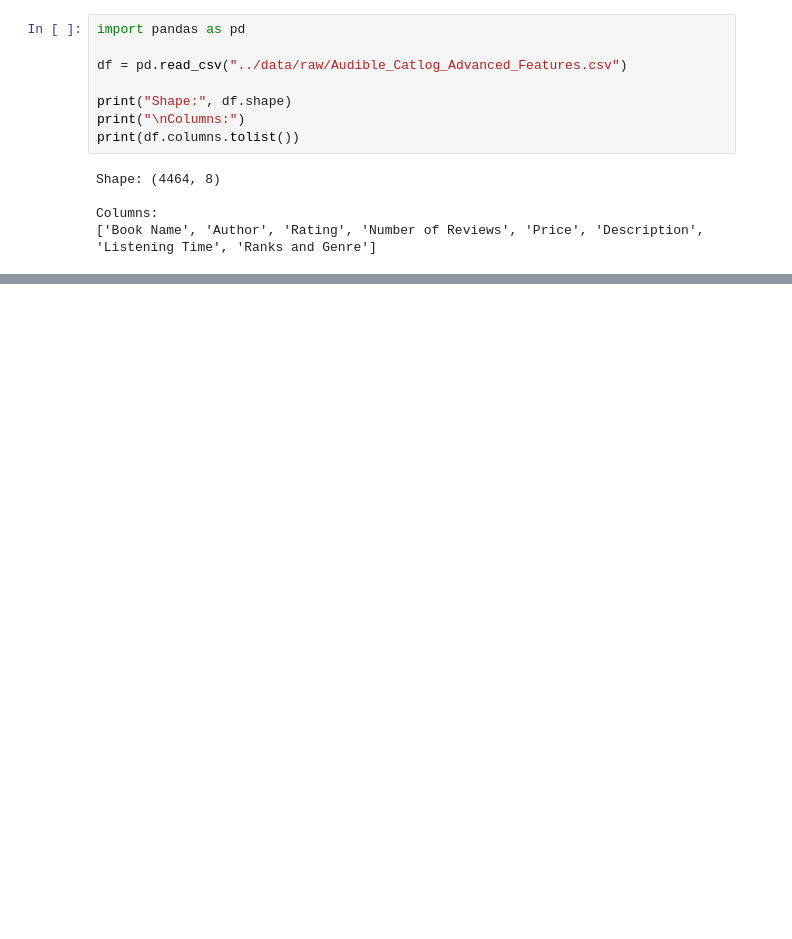
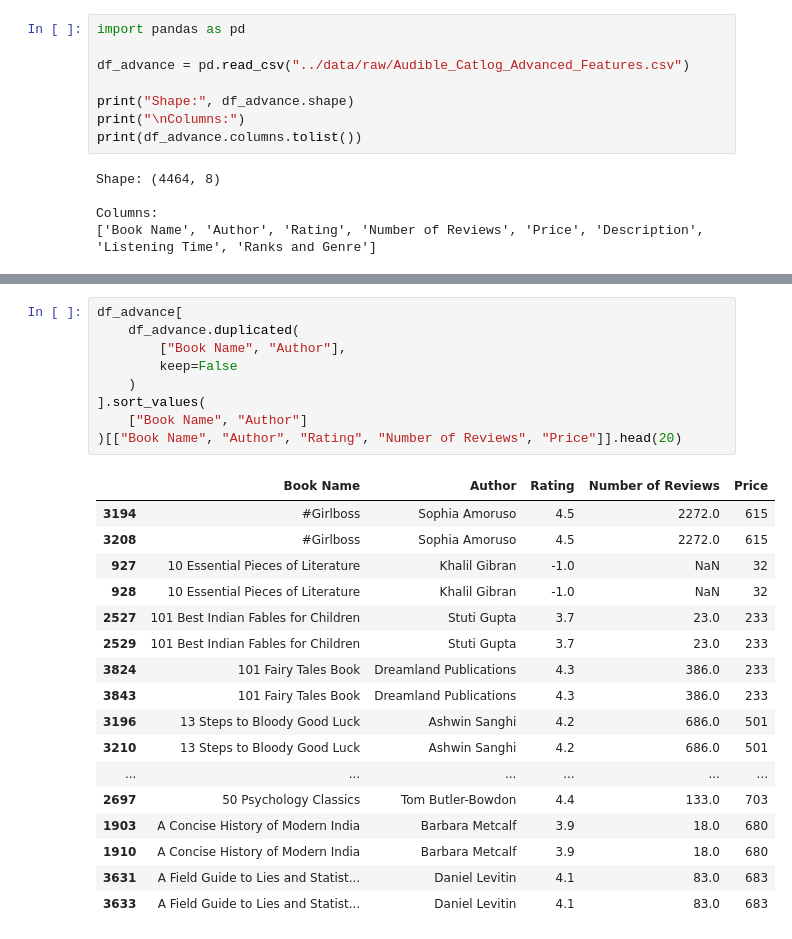
Before and after one commit to rao274563-cpu/Audible-Insights, a Jupyter notebook: notebooks/02_advanced_data_inspection.ipynb, the cells around one changed output, grey strips where cells are left out. Saved outputs shown, nothing was run; the diff lists cells and outputs as text; blank space fills up the shorter version.

```diff
--- a/notebooks/02_advanced_data_inspection.ipynb
+++ b/notebooks/02_advanced_data_inspection.ipynb
@@ -1,11 +1,11 @@
 # %%
 import pandas as pd
 
-df = pd.read_csv("../data/raw/Audible_Catlog_Advanced_Features.csv")
+df_advance = pd.read_csv("../data/raw/Audible_Catlog_Advanced_Features.csv")
 
-print("Shape:", df.shape)
+print("Shape:", df_advance.shape)
 print("\nColumns:")
-print(df.columns.tolist())
+print(df_advance.columns.tolist())
 # %% [output]
 Shape: (4464, 8)
 
@@ -308,0 +535,27 @@ df.sort_values(
+# %%
+df_advance[
+    df_advance.duplicated(
+        ["Book Name", "Author"],
+        keep=False
+    )
+].sort_values(
+    ["Book Name", "Author"]
+)[["Book Name", "Author", "Rating", "Number of Reviews", "Price"]].head(20)
+# %% [output]
+|  | Book Name | Author | Rating | Number of Reviews | Price |
+| 3194 | #Girlboss | Sophia Amoruso | 4.5 | 2272.0 | 615 |
+| 3208 | #Girlboss | Sophia Amoruso | 4.5 | 2272.0 | 615 |
+| 927 | 10 Essential Pieces of Literature | Khalil Gibran | -1.0 | NaN | 32 |
+| 928 | 10 Essential Pieces of Literature | Khalil Gibran | -1.0 | NaN | 32 |
+| 2527 | 101 Best Indian Fables for Children | Stuti Gupta | 3.7 | 23.0 | 233 |
+| 2529 | 101 Best Indian Fables for Children | Stuti Gupta | 3.7 | 23.0 | 233 |
+| 3824 | 101 Fairy Tales Book | Dreamland Publications | 4.3 | 386.0 | 233 |
+| 3843 | 101 Fairy Tales Book | Dreamland Publications | 4.3 | 386.0 | 233 |
+| 3196 | 13 Steps to Bloody Good Luck | Ashwin Sanghi | 4.2 | 686.0 | 501 |
+| 3210 | 13 Steps to Bloody Good Luck | Ashwin Sanghi | 4.2 | 686.0 | 501 |
+| ... | ... | ... | ... | ... | ... |
+| 2697 | 50 Psychology Classics | Tom Butler-Bowdon | 4.4 | 133.0 | 703 |
+| 1903 | A Concise History of Modern India | Barbara Metcalf | 3.9 | 18.0 | 680 |
+| 1910 | A Concise History of Modern India | Barbara Metcalf | 3.9 | 18.0 | 680 |
+| 3631 | A Field Guide to Lies and Statist... | Daniel Levitin | 4.1 | 83.0 | 683 |
+| 3633 | A Field Guide to Lies and Statist... | Daniel Levitin | 4.1 | 83.0 | 683 |
```
Also changed, not shown: parts of 46 cells of this notebook.
